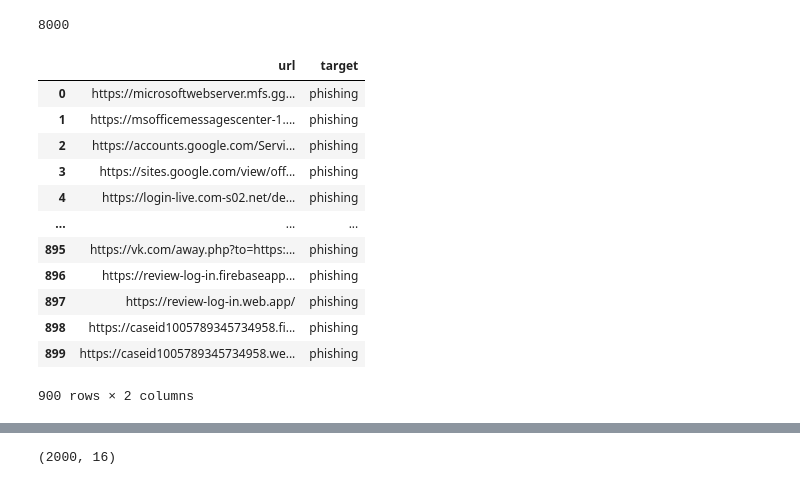
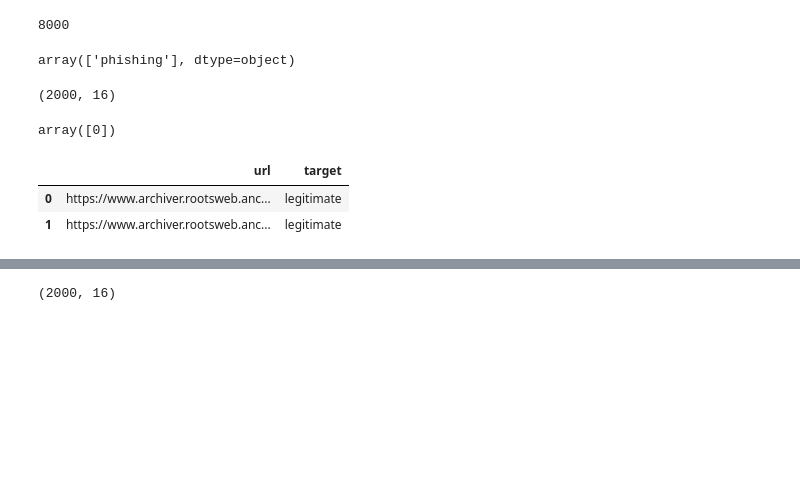
Before and after one commit to Lyhour7777/Phishing-Detection-Using-ML, a Jupyter notebook: notebooks/sambat_notebook.ipynb, the cells around one changed output, grey strips where cells are left out. Cells and saved outputs as stored; diff of their text form; code cells hidden in the pictures; blank space fills up the shorter version.

Commit message:
combine balance dataset

```diff
--- a/notebooks/sambat_notebook.ipynb
+++ b/notebooks/sambat_notebook.ipynb
@@ -536,22 +536,27 @@ lyhour_urls.reset_index(drop=True, inplace=True)
 # ougi
 ougi_urls = df[6000:8000]
 ougi_urls.reset_index(drop=True, inplace=True)
+# %%
+lyhour_urls['target'].unique()
+# %% [output]
+array(['phishing'], dtype=object)
+# %%
+import pandas as pd
+df_sen = pd.read_csv('../data/Chamnan_features_dataset.csv')
+df_sen.shape
+# %% [output]
+(2000, 16)
+# %%
+df_sen['target'].unique()
+# %% [output]
+array([0])
 # %%
-sample_urls = df['url'][:1000]
+sample_urls = chanan_urls[:2]
+sample_urls
 # %% [output]
 |  | url | target |
-| 0 | https://microsoftwebserver.mfs.gg... | phishing |
-| 1 | https://msofficemessagescenter-1.... | phishing |
-| 2 | https://accounts.google.com/Servi... | phishing |
-| 3 | https://sites.google.com/view/off... | phishing |
-| 4 | https://login-live.com-s02.net/de... | phishing |
-| ... | ... | ... |
-| 895 | https://vk.com/away.php?to=https:... | phishing |
-| 896 | https://review-log-in.firebaseapp... | phishing |
-| 897 | https://review-log-in.web.app/ | phishing |
-| 898 | https://caseid1005789345734958.fi... | phishing |
-| 899 | https://caseid1005789345734958.we... | phishing |
+| 0 | https://www.archiver.rootsweb.anc... | legitimate |
+| 1 | https://www.archiver.rootsweb.anc... | legitimate |
-900 rows × 2 columns
 # %%
 # import time
 extractor = PhishingFeatureExtractor()
```
Also changed, not shown: parts of 6 cells of this notebook.
